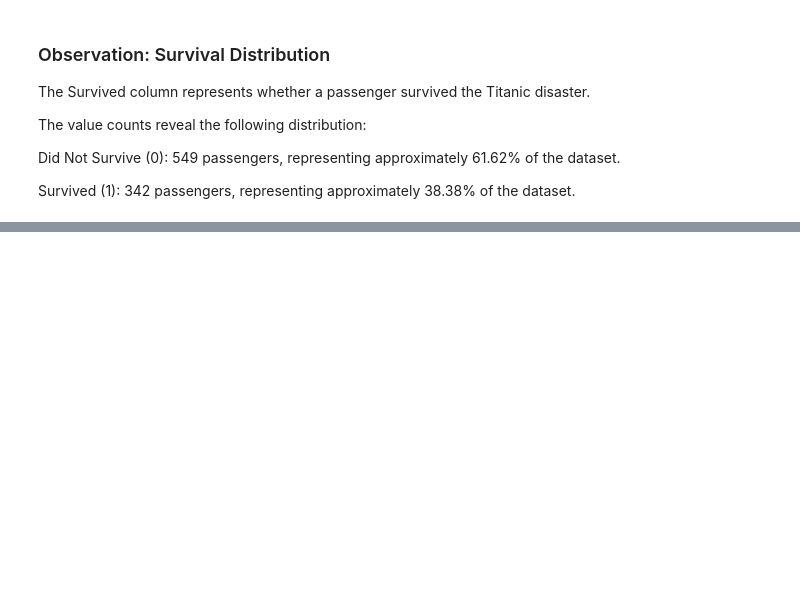
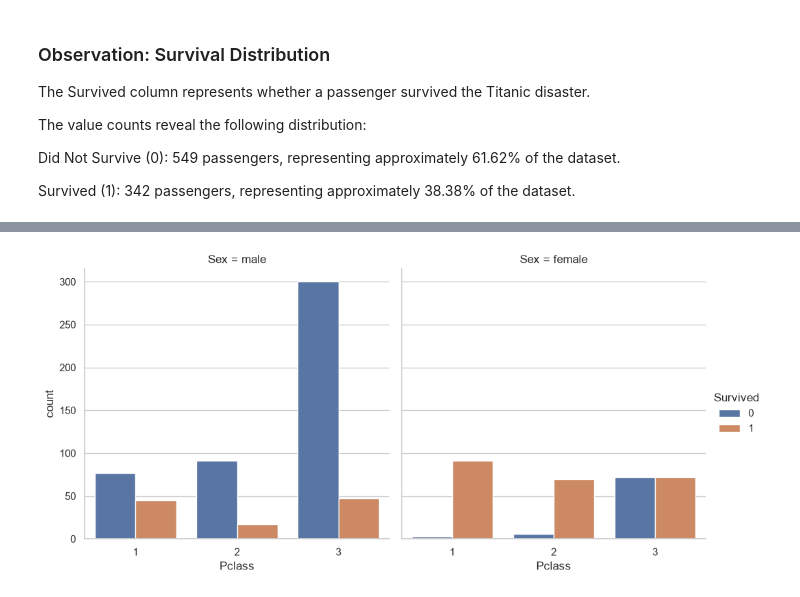
Before and after one commit to thunderKnight10/Titanic-Dataset-Exploratory-Data-Analysis-EDA-, a Jupyter notebook: Titanic_EDA.ipynb, the cells around one changed output, grey strips where cells are left out. Saved outputs shown, nothing was run; the diff lists cells and outputs as text; code cells hidden in the pictures; blank space fills up the shorter version.

```diff
--- a/Titanic_EDA.ipynb
+++ b/Titanic_EDA.ipynb
@@ -215,0 +267,11 @@ Survived (1): 342 passengers, representing approximately 38.38% of the dataset.
+# %%
+sns.catplot(data=df,
+                x="Pclass" ,
+                hue="Survived",
+                col="Sex",
+            kind="count"  )
+
+
+plt.show()
+# %% [output]
+[figure, added]
```
Also changed, not shown: parts of 12 cells of this notebook.
